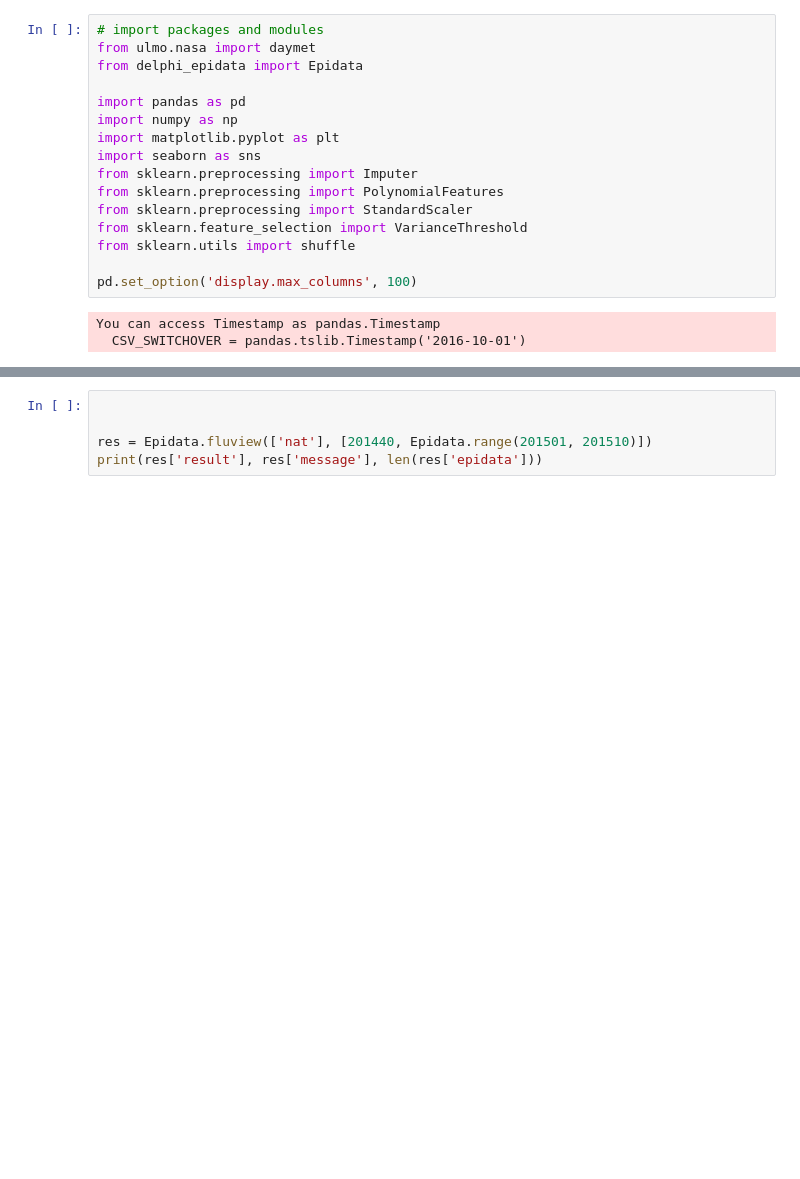
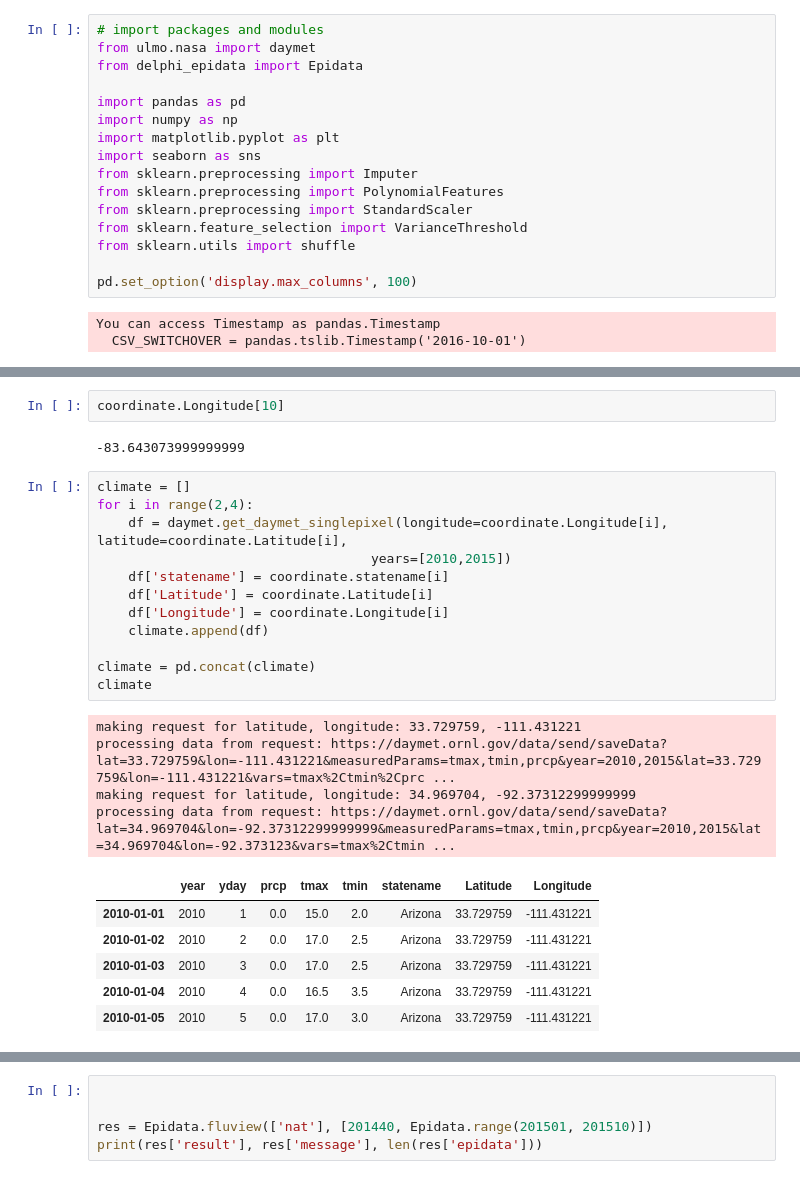
Before and after one commit to smrtnrd/prototype, a Jupyter notebook: develop/2017-10-30-bb-climate.ipynb, the cells around one changed output, grey strips where cells are left out. Saved outputs shown, nothing was run; the diff lists cells and outputs as text; blank space fills up the shorter version.

```diff
--- a/develop/2017-10-30-bb-climate.ipynb
+++ b/develop/2017-10-30-bb-climate.ipynb
@@ -47,0 +49,27 @@ print(ili_climate)
+# %%
+coordinate.Longitude[10]
+# %% [output]
+-83.643073999999999
+# %%
+climate = []
+for i in range(2,4):
+    df = daymet.get_daymet_singlepixel(longitude=coordinate.Longitude[i], latitude=coordinate.Latitude[i],
+                                   years=[2010,2015])
+    df['statename'] = coordinate.statename[i]
+    df['Latitude'] = coordinate.Latitude[i]
+    df['Longitude'] = coordinate.Longitude[i]
+    climate.append(df)
+
+climate = pd.concat(climate)
+climate
+# %% [output]
+making request for latitude, longitude: 33.729759, -111.431221
+processing data from request: https://daymet.ornl.gov/data/send/saveData?lat=33.729759&lon=-111.431221&measuredParams=tmax,tmin,prcp&year=2010,2015&lat=33.729759&lon=-111.431221&vars=tmax%2Ctmin%2Cprc ...
+making request for latitude, longitude: 34.969704, -92.37312299999999
+processing data from request: https://daymet.ornl.gov/data/send/saveData?lat=34.969704&lon=-92.37312299999999&measuredParams=tmax,tmin,prcp&year=2010,2015&lat=34.969704&lon=-92.373123&vars=tmax%2Ctmin ...
+|  | year | yday | prcp | tmax | tmin | statename | Latitude | Longitude |
+| 2010-01-01 | 2010 | 1 | 0.0 | 15.0 | 2.0 | Arizona | 33.729759 | -111.431221 |
+| 2010-01-02 | 2010 | 2 | 0.0 | 17.0 | 2.5 | Arizona | 33.729759 | -111.431221 |
+| 2010-01-03 | 2010 | 3 | 0.0 | 17.0 | 2.5 | Arizona | 33.729759 | -111.431221 |
+| 2010-01-04 | 2010 | 4 | 0.0 | 16.5 | 3.5 | Arizona | 33.729759 | -111.431221 |
+| 2010-01-05 | 2010 | 5 | 0.0 | 17.0 | 3.0 | Arizona | 33.729759 | -111.431221 |
```
Also changed, not shown: parts of 10 cells of this notebook, 2 other files.
